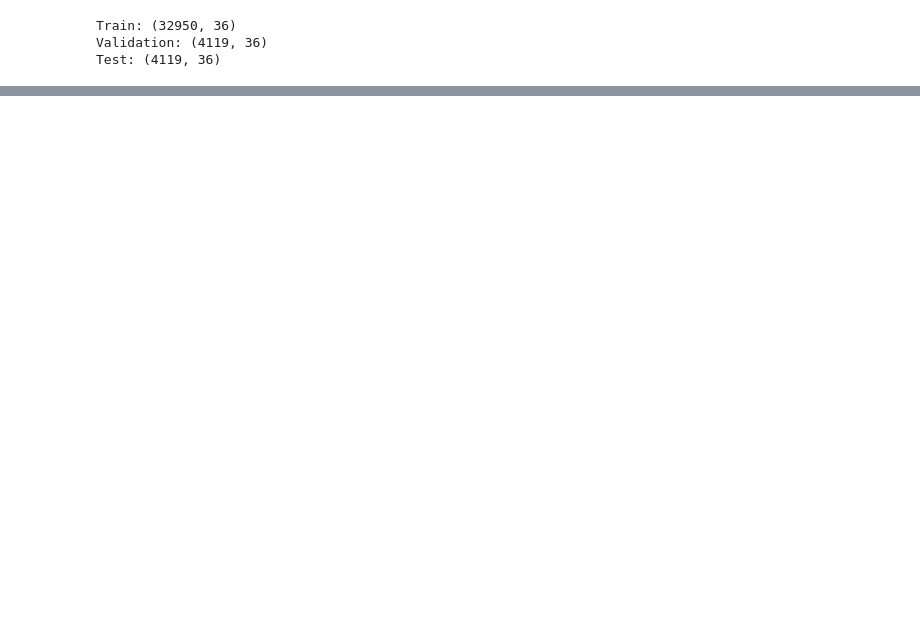
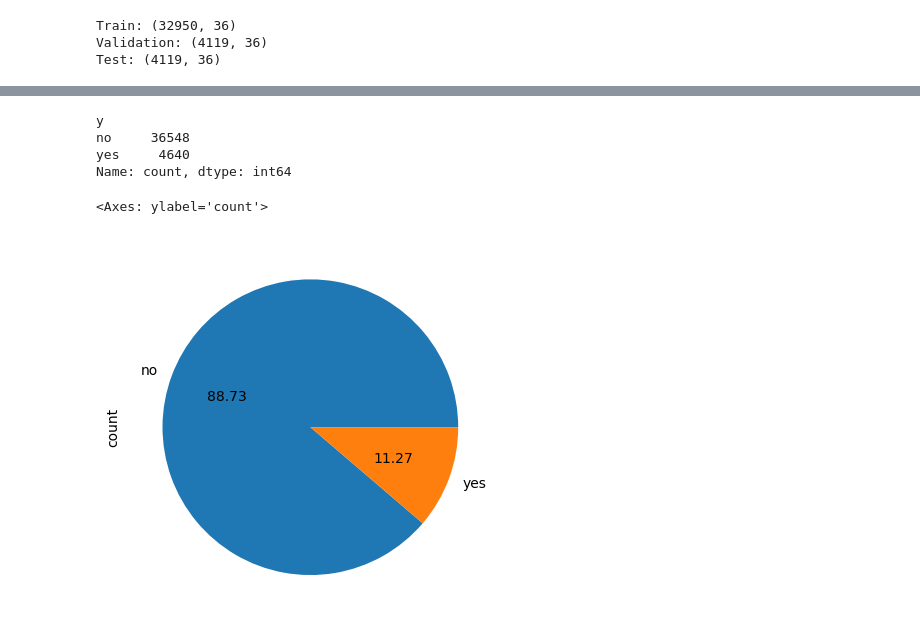
Before and after one commit to Palee222/ML-fundementals-2026, a Jupyter notebook: assignment_1_<Laura_Somogyi[_Somogyi]>.ipynb, the cells around one changed output, grey strips where cells are left out. Drawn from its saved outputs; the diff is of its cells as text; code cells hidden in the pictures; blank space fills up the shorter version.

```diff
--- a/assignment_1_<Laura_Somogyi[_Somogyi]>.ipynb
+++ b/assignment_1_<Laura_Somogyi[_Somogyi]>.ipynb
@@ -447,0 +875,4 @@ Name: proportion, dtype: float64
+# %%
+df = pd.read_csv('bank-additional-full.csv', sep=';')
+df.head()
+#i am once again loading the original dataset
@@ -447,0 +887,17 @@ Name: proportion, dtype: float64
+# %%
+#Split our data into features(X) and labels(y)
+X=df.drop('y',axis=1)
+y=df['y']
+y.value_counts()
+#this is the counts before oversampling, we can see that there are 36548 instances of class no and 4640 instances of class yes, which means that the dataset is imbalanced, with a much higher proportion of non-subscribed instances compared to subscribed instances.
+# %% [output]
+y
+no     36548
+yes     4640
+Name: count, dtype: int64
+# %%
+y.value_counts().plot.pie(autopct='%.2f')
+#just to visualize the distribution of the target variable before oversampling
+# %% [output]
+<Axes: ylabel='count'>
+[figure, added]
```
Also changed, not shown: parts of 84 cells of this notebook.
